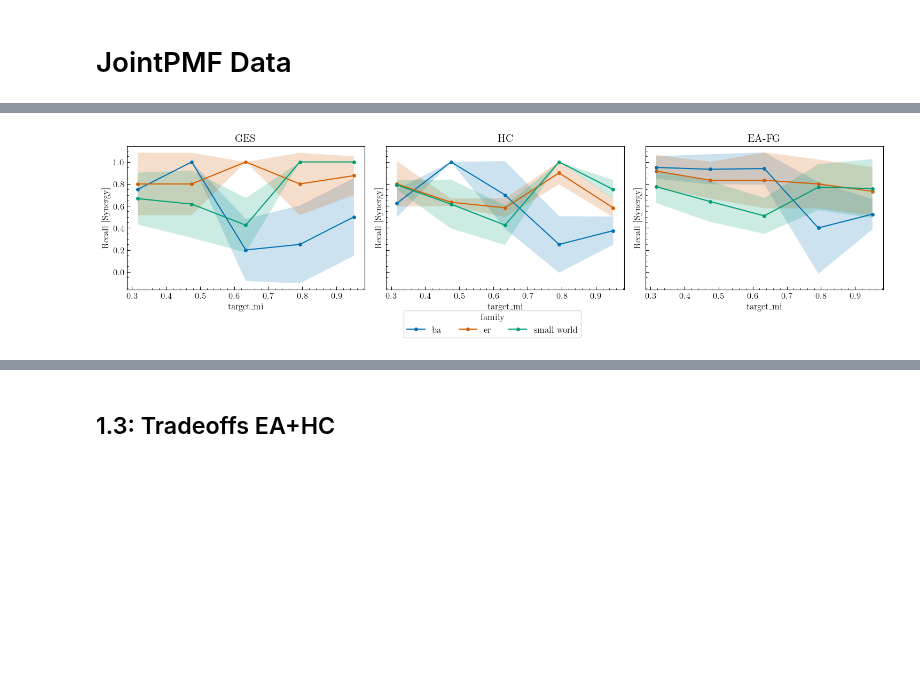
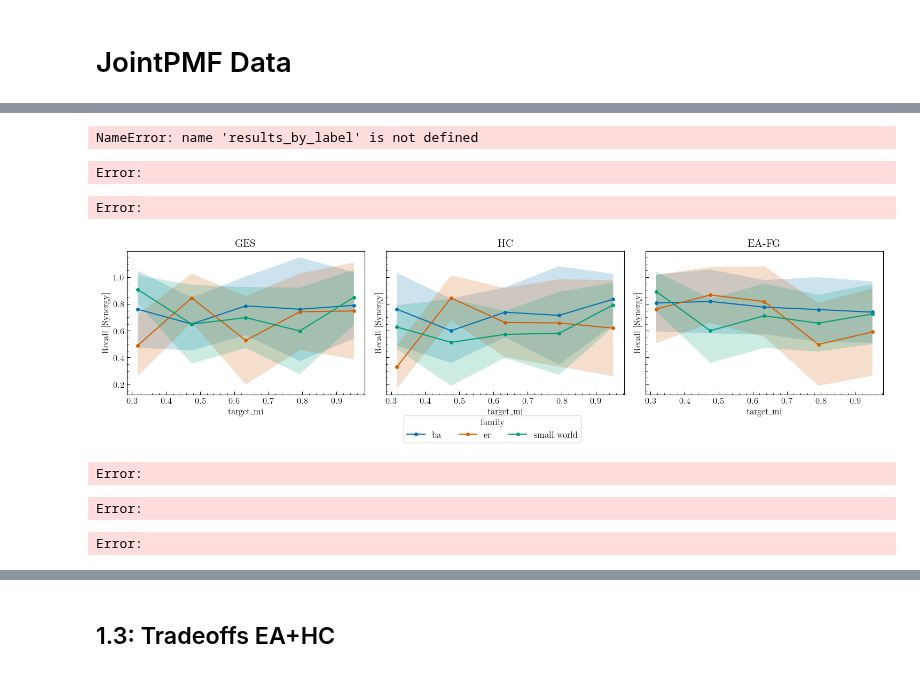
Before and after one commit to kaleem-01/CausalSynergy, a Jupyter notebook: analyses/PlotsJPMF.ipynb, the cells around one changed output, grey strips where cells are left out. Saved outputs shown, nothing was run; the diff lists cells and outputs as text; code cells hidden in the pictures; blank space fills up the shorter version.

```diff
--- a/analyses/PlotsJPMF.ipynb
+++ b/analyses/PlotsJPMF.ipynb
@@ -234,12 +581,13 @@ array([0.31699250014423125, 0.4754887502163468, 0.6339850002884625,
 
 plot_results = {k: results_by_label[k] for k in ["GES", "HC", "EA-FG"]}
 sub_df = build_long_metrics(plot_results)
-sub_df = sub_df[sub_df["Total (SC)"] > 0]
+sub_df = sub_df[(sub_df["Total (SC)"] > 0) & (sub_df["Total (PW)"] > 0)]
 
-sub_df = sub_df[sub_df["pair_probs"] == 0.6]
-sub_df = sub_df[sub_df["num_vars"] == 30]
-sub_df = sub_df[sub_df["syn_cutoff"] >= 0.6]
+sub_df = sub_df[sub_df["num_vars"] == 20]
+# sub_df = sub_df[sub_df["pair_probs"] == 0.7]
+sub_df = sub_df[sub_df["syn_cutoff"] == 0.7]
 
+# sub_df = sub_df[sub_df["syn_cutoff"] == 0.6]
 fig, ax = plot_final_metric_vs_x(
     sub_df,
     metric_col="Recall [Synergy]",
@@ -255,7 +603,41 @@ plt.savefig(f"Figures/jpmfData/Fig2_1.png", bbox_inches='tight')
 # fig
 # ax
 # %% [output]
-[figure, removed]
+NameError: name 'results_by_label' is not defined
+Error:
+Error:
+# %%
+## Fig2 (Line plot zooming in on lower synergy cutoff values)
+
+plot_results = {k: results_by_label[k] for k in ["GES", "HC", "EA-FG"]}
+sub_df = build_long_metrics(plot_results)
+sub_df = sub_df[(sub_df["Total (SC)"] >  0) & (sub_df["Total (PW)"] > 0)]
+sub_df = sub_df[sub_df["num_vars"] >= 20]
+
+# sub_df = sub_df[sub_df["pair_probs"] == 0.7]
+sub_df = sub_df[sub_df["syn_cutoff"] == 0.4]
+
+# sub_df = sub_df[sub_df["pair_probs"] == 0.5]
+
+fig, ax = plot_final_metric_vs_x(
+    sub_df,
+    metric_col="Recall [Synergy]",
+    x_col="target_mi",
+    by="family",
+    # x_label=f"$n$",
+    # y_label=metric,
+    # alg_order=["PC", "GES", "HC", "EA-FG"],
+    # figsize=(10, 7)
+)
+
+plt.savefig(f"Figures/jpmfData/Fig2_2.png", bbox_inches='tight')
+# fig
+# ax
+# %% [output]
+[figure, added]
+Error:
+Error:
+Error:
 # %%
 plot_results = {k: results_by_label[k] for k in ["GES", "HC", "EA-FG"]}
 sub_df = build_long_metrics(plot_results)
```
Also changed, not shown: parts of 15 cells of this notebook, 17 other files.
